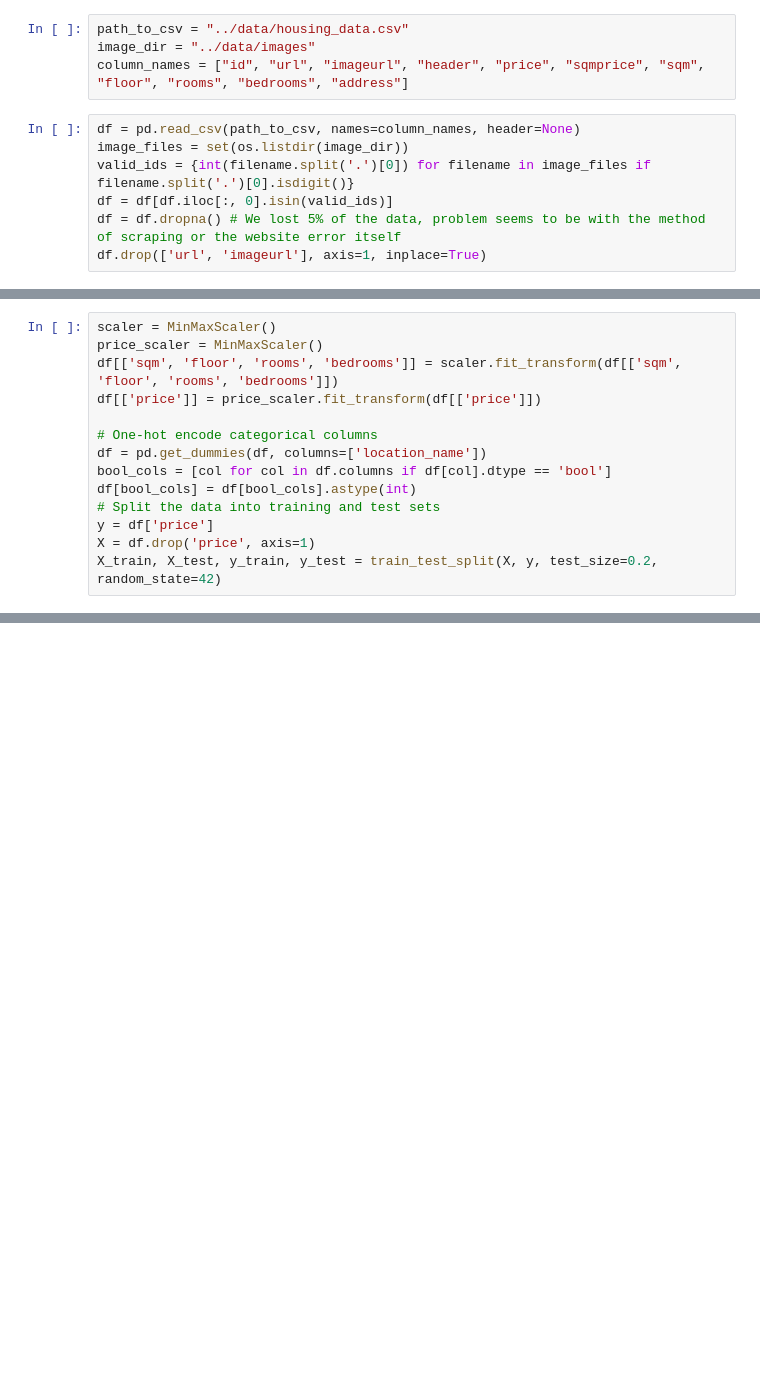
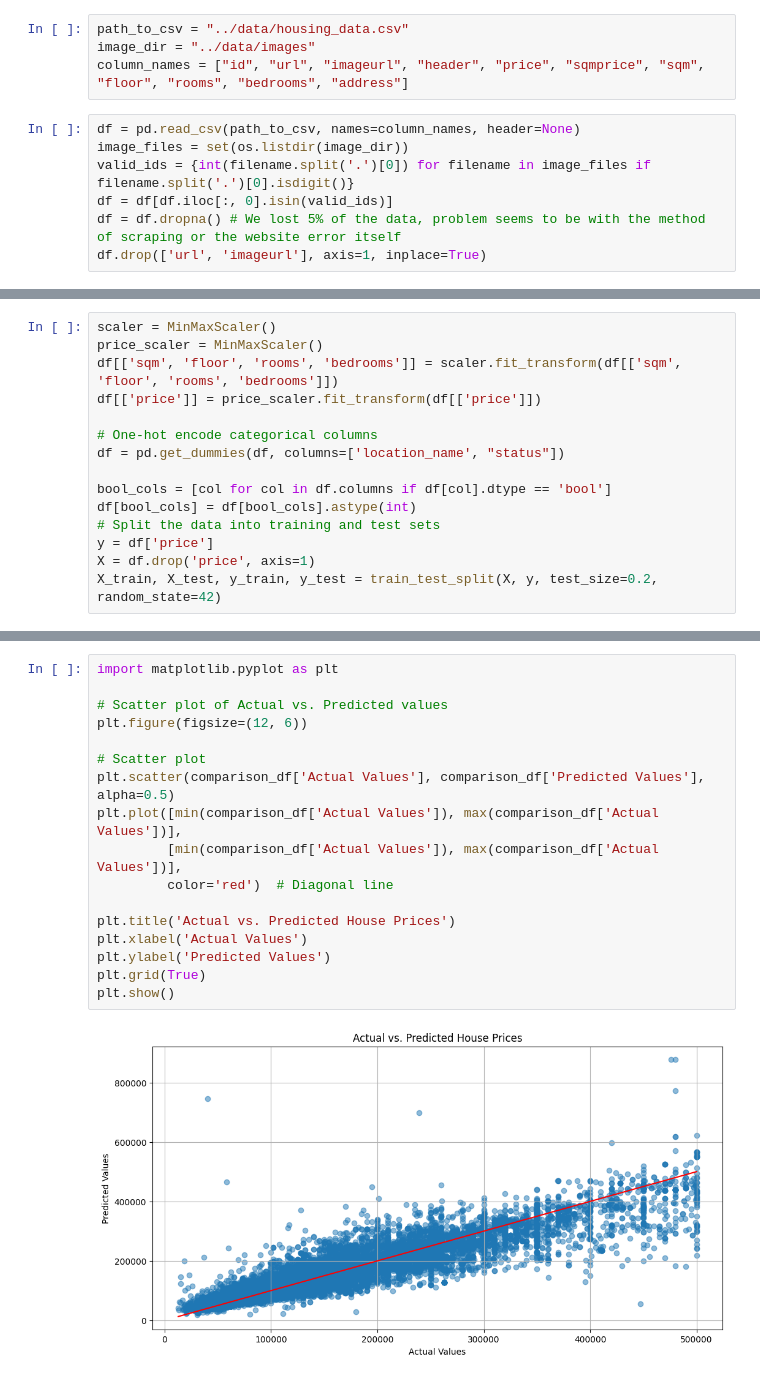
Before and after one commit to Giorgi-Tabatadze/tbilisi_home_price_prediction_model, a Jupyter notebook: pricing_model/only_csv.ipynb, the cells around one changed output, grey strips where cells are left out. Saved outputs shown, nothing was run; the diff lists cells and outputs as text; blank space fills up the shorter version.

```diff
--- a/pricing_model/only_csv.ipynb
+++ b/pricing_model/only_csv.ipynb
@@ -55,7 +81,8 @@ df[['sqm', 'floor', 'rooms', 'bedrooms']] = scaler.fit_transform(df[['sqm', 'flo
 df[['price']] = price_scaler.fit_transform(df[['price']])
 
 # One-hot encode categorical columns
-df = pd.get_dummies(df, columns=['location_name'])
+df = pd.get_dummies(df, columns=['location_name', "status"])
+
 bool_cols = [col for col in df.columns if df[col].dtype == 'bool']
 df[bool_cols] = df[bool_cols].astype(int)
 # Split the data into training and test sets
@@ -135,0 +211,19 @@ print(comparison_df)
+# %%
+import matplotlib.pyplot as plt
+
+# Scatter plot of Actual vs. Predicted values
+plt.figure(figsize=(12, 6))
+
+# Scatter plot
+plt.scatter(comparison_df['Actual Values'], comparison_df['Predicted Values'], alpha=0.5)
+plt.plot([min(comparison_df['Actual Values']), max(comparison_df['Actual Values'])],
+         [min(comparison_df['Actual Values']), max(comparison_df['Actual Values'])],
+         color='red')  # Diagonal line
+
+plt.title('Actual vs. Predicted House Prices')
+plt.xlabel('Actual Values')
+plt.ylabel('Predicted Values')
+plt.grid(True)
+plt.show()
+# %% [output]
+[figure, added]
```
Also changed, not shown: parts of 15 cells of this notebook, 1 other file.
